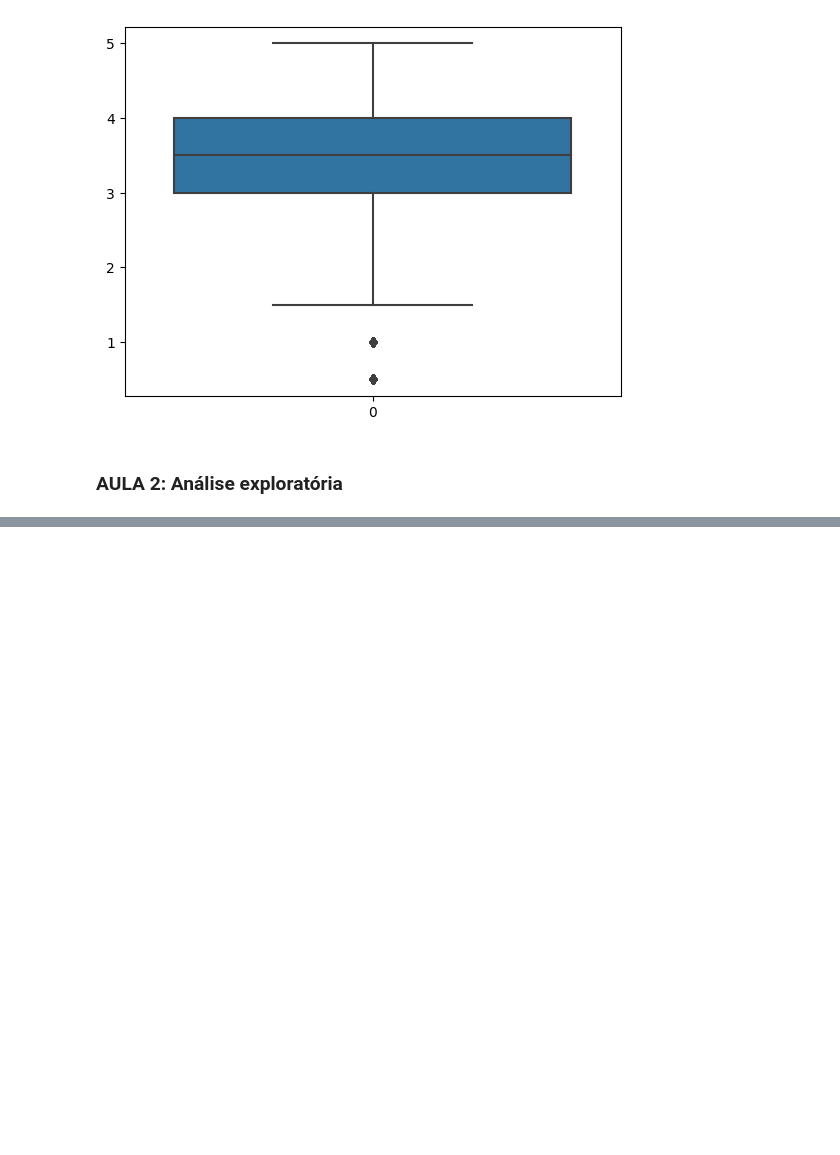
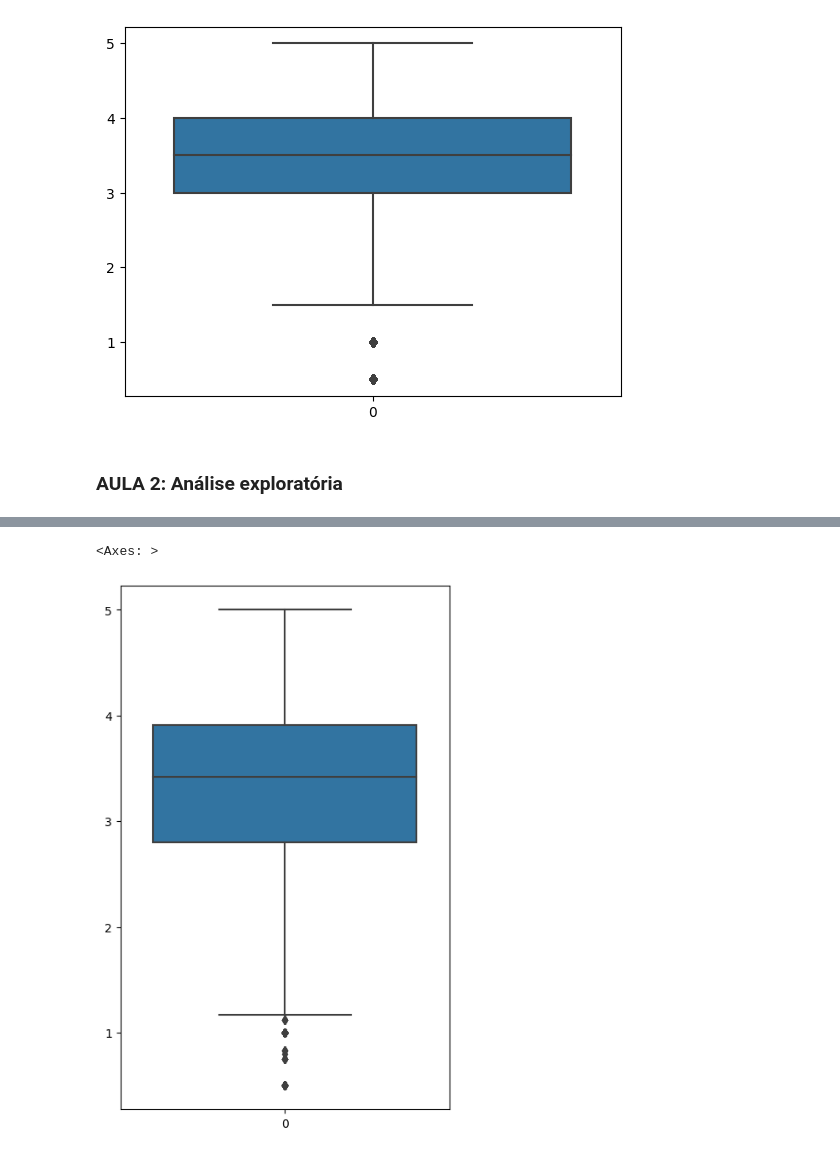
Before and after one commit to viegasgr/introDS, a Jupyter notebook: IntroDS_alura.ipynb, the cells around one changed output, grey strips where cells are left out. Drawn from its saved outputs; the diff is of its cells as text; code cells hidden in the pictures; blank space fills up the shorter version.

```diff
--- a/IntroDS_alura.ipynb
+++ b/IntroDS_alura.ipynb
@@ -91,0 +149,6 @@ sns.boxplot(notas.nota)
+# %%
+plt.figure(figsize=(5,8)) #plt é usado pelo seaborn e pelo pandas ent dá pra mexer nas configs a partir dele. esse muda o tamanho da fig.
+sns.boxplot(medias_por_filme.values) #sns.boxplot(medias_por_filme) não funciona por um bug q não deixa não existir coluna 0 achei no stackoverflow essa maneira
+# %% [output]
+<Axes: >
+[figure, added]
```
Also changed, not shown: parts of 9 cells of this notebook.
